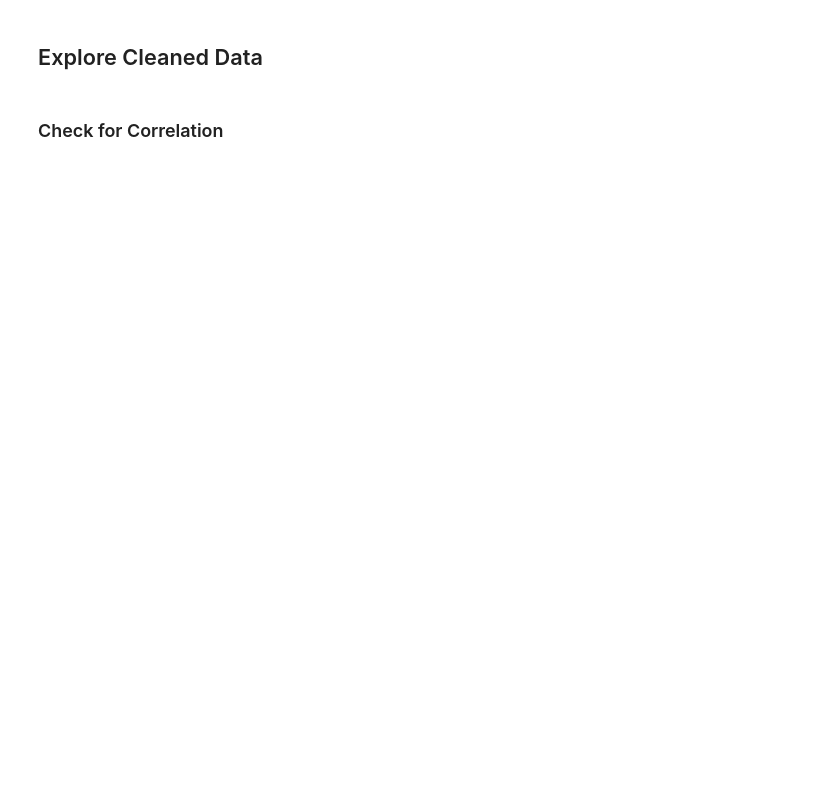
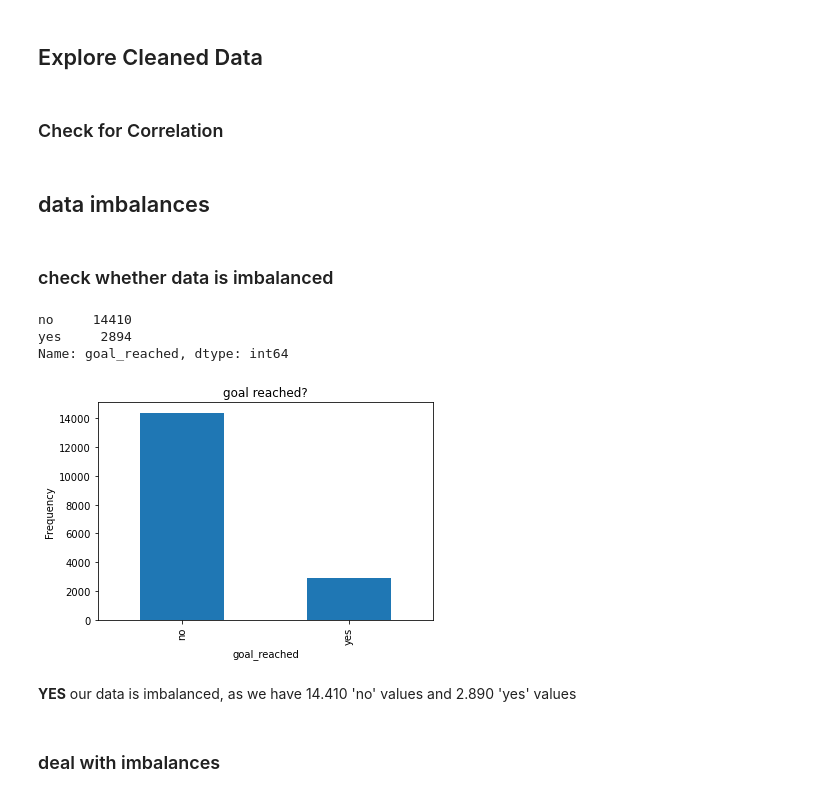
Before and after one commit to nicolerichter1989/Final-Project---Kickstarter, a Jupyter notebook: final_project.ipynb, the cells around one changed output. Cells and saved outputs as stored; diff of their text form; code cells hidden in the pictures; blank space fills up the shorter version.

```diff
--- a/final_project.ipynb
+++ b/final_project.ipynb
@@ -218,0 +166,2 @@ xxx duplicates have been dropped
+# %%
+df = df.set_index('id')
@@ -243,0 +318,9 @@ Name: usd_type, dtype: int64
+# %%
+conditions = [
+    ((df['goal'] - df['converted_pledged_amount']) >= 0),
+    ((df['goal'] - df['converted_pledged_amount']) < 0)
+]
+
+values = ['yes', 'no']
+
+df['goal_reached'] = np.select(conditions, values)
@@ -243,0 +351,8 @@ Name: usd_type, dtype: int64
+# %%
+language = []
+
+for i in df['description']:
+    a = langid.classify(i)
+    language.append(a[0])
+
+df['language'] = language
@@ -243,0 +385,11 @@ Name: usd_type, dtype: int64
+# %%
+polarity = []
+subjectivity = []
+
+for i in df['description']:
+    a = TextBlob(i)
+    polarity.append(round(a.polarity,2))
+    subjectivity.append(round(a.subjectivity,2))
+
+df['polarity'] = polarity
+df['subjectivity'] = subjectivity
@@ -258,3 +454,22 @@ fig, ax = plt.subplots(figsize=(10, 8))
 ax = sns.heatmap(data.corr(), mask=mask, vmin=-1, vmax=1, annot=True, cmap='coolwarm')
 
 plt.show()
+# %% [markdown]
+## data imbalances
+# %% [markdown]
+### check whether data is imbalanced
+# %%
+pd.value_counts(df['goal_reached']).plot.bar()
+plt.title('goal reached?')
+plt.xlabel('goal_reached')
+plt.ylabel('Frequency')
+df['goal_reached'].value_counts()
+# %% [output]
+no     14410
+yes     2894
+Name: goal_reached, dtype: int64
+[figure, added]
+# %% [markdown]
+**YES** our data is imbalanced, as we have 14.410 'no' values and 2.890 'yes' values
+# %% [markdown]
+### deal with imbalances
```
Also changed, not shown: parts of 78 cells of this notebook, 6 other files.
